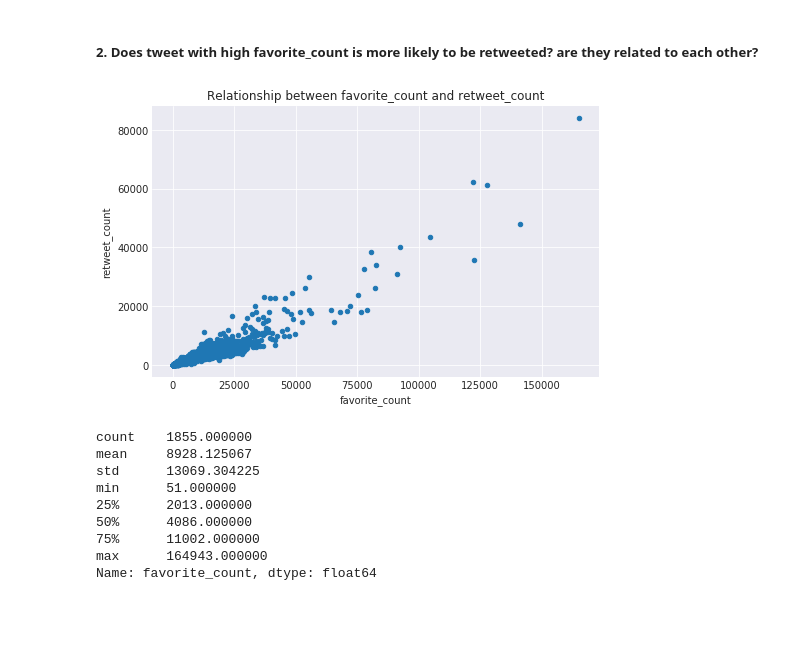
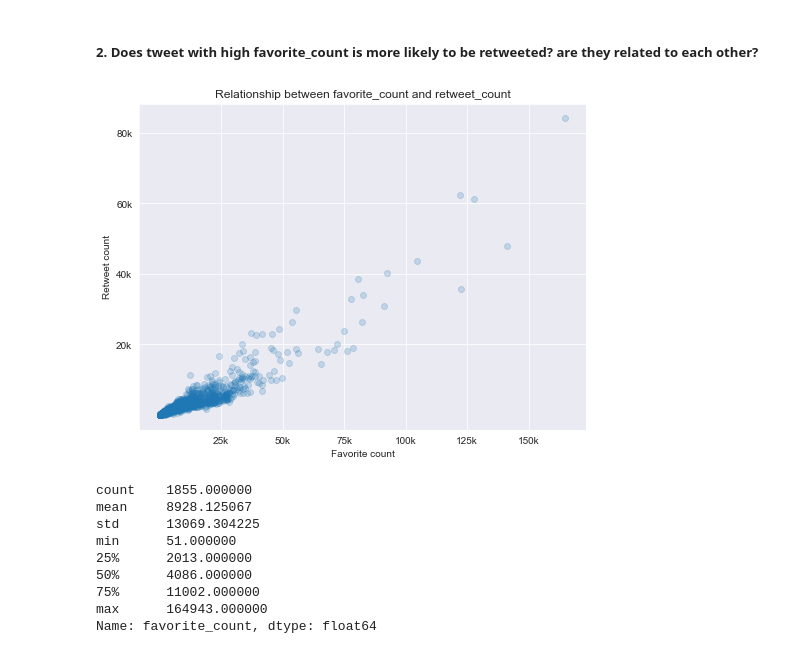
Before and after one commit to fatinshariff/Wrangling-WeRateDog, a Jupyter notebook: act_report.ipynb, the cells around one changed output. Cells and saved outputs as stored; diff of their text form; code cells hidden in the pictures; blank space fills up the shorter version.

```diff
--- a/act_report.ipynb
+++ b/act_report.ipynb
@@ -27,11 +29,16 @@ plt.title('Counts for Rating_numerator');
 The visualization above shows the histogram for the scores of the dogs. The wey this score value is calculated is by dividing the numerator value with the denominator value. As we can see here the histogram are left skewed which also mean that the mean which is 1.01 is less than the median which is 1.1. Besides, this also show that low rating are less likely to be given to rate the dogs. The common scores is between 1.0 to 1.3 while 12/10 being the most common rating given which is the highest peak in the histogram above or known as the mode.
 # %% [markdown]
 ##### 2. Does tweet with high favorite_count is more likely to be retweeted? are they related to each other?
-# %%
-df_clean.plot(x='favorite_count',y='retweet_count',kind='scatter',figsize=(8,5))
-plt.title('Relationship between favorite_count and retweet_count');
-# %% [output]
-[figure, removed]
+# %%
+plt.figure(figsize=[8,6])
+sns.regplot(df_clean['favorite_count'],df_clean['retweet_count'],fit_reg=False,scatter_kws={'alpha':1/5})
+plt.title('Relationship between favorite_count and retweet_count')
+plt.yticks([2e4, 4e4, 6e4, 8e4], ['20k', '40k', '60k', '80k'])
+plt.xticks([25e3, 5e4, 75e3, 100e3,125e3,150e3], ['25k', '50k', '75k', '100k','125k','150k'])
+plt.xlabel('Favorite count')
+plt.ylabel('Retweet count');
+# %% [output]
+[figure, added]
 # %%
 df_clean.favorite_count.describe()
 # %% [output]
```
Also changed, not shown: parts of 8 cells of this notebook, 1 other file.
